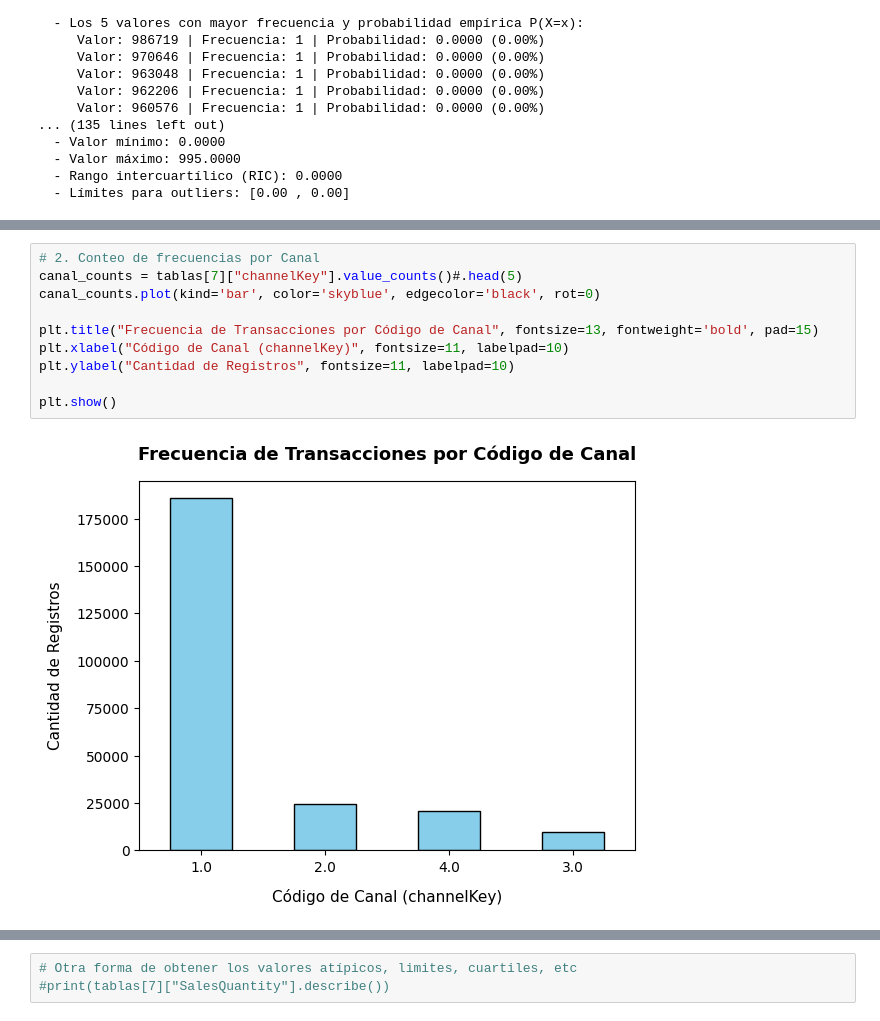
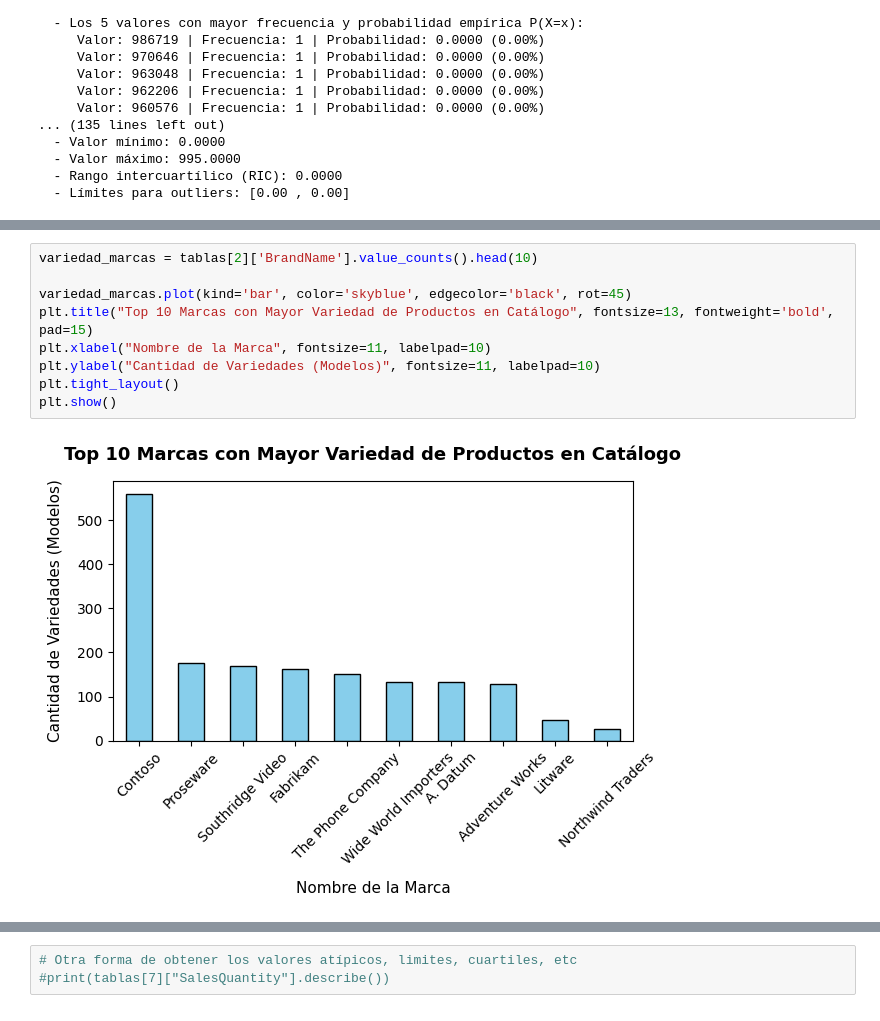
Before and after one commit to DarkLyng/Proyecto_Modelos, a Jupyter notebook: Proyecto_Modelos_.ipynb, the cells around one changed output, grey strips where cells are left out. Saved outputs shown, nothing was run; the diff lists cells and outputs as text.

```diff
--- a/Proyecto_Modelos_.ipynb
+++ b/Proyecto_Modelos_.ipynb
@@ -318,12 +431,11 @@ plt.show()
 # %%
-# 2. Conteo de frecuencias por Canal
-canal_counts = tablas[7]["channelKey"].value_counts()#.head(5)
-canal_counts.plot(kind='bar', color='skyblue', edgecolor='black', rot=0)
+variedad_marcas = tablas[2]['BrandName'].value_counts().head(10)
 
-plt.title("Frecuencia de Transacciones por Código de Canal", fontsize=13, fontweight='bold', pad=15)
-plt.xlabel("Código de Canal (channelKey)", fontsize=11, labelpad=10)
-plt.ylabel("Cantidad de Registros", fontsize=11, labelpad=10)
-
+variedad_marcas.plot(kind='bar', color='skyblue', edgecolor='black', rot=45)
+plt.title("Top 10 Marcas con Mayor Variedad de Productos en Catálogo", fontsize=13, fontweight='bold', pad=15)
+plt.xlabel("Nombre de la Marca", fontsize=11, labelpad=10)
+plt.ylabel("Cantidad de Variedades (Modelos)", fontsize=11, labelpad=10)
+plt.tight_layout()
 plt.show()
 # %% [output]
-[figure, old version]
+[figure, new version]
```
Also changed, not shown: parts of 17 cells of this notebook.
